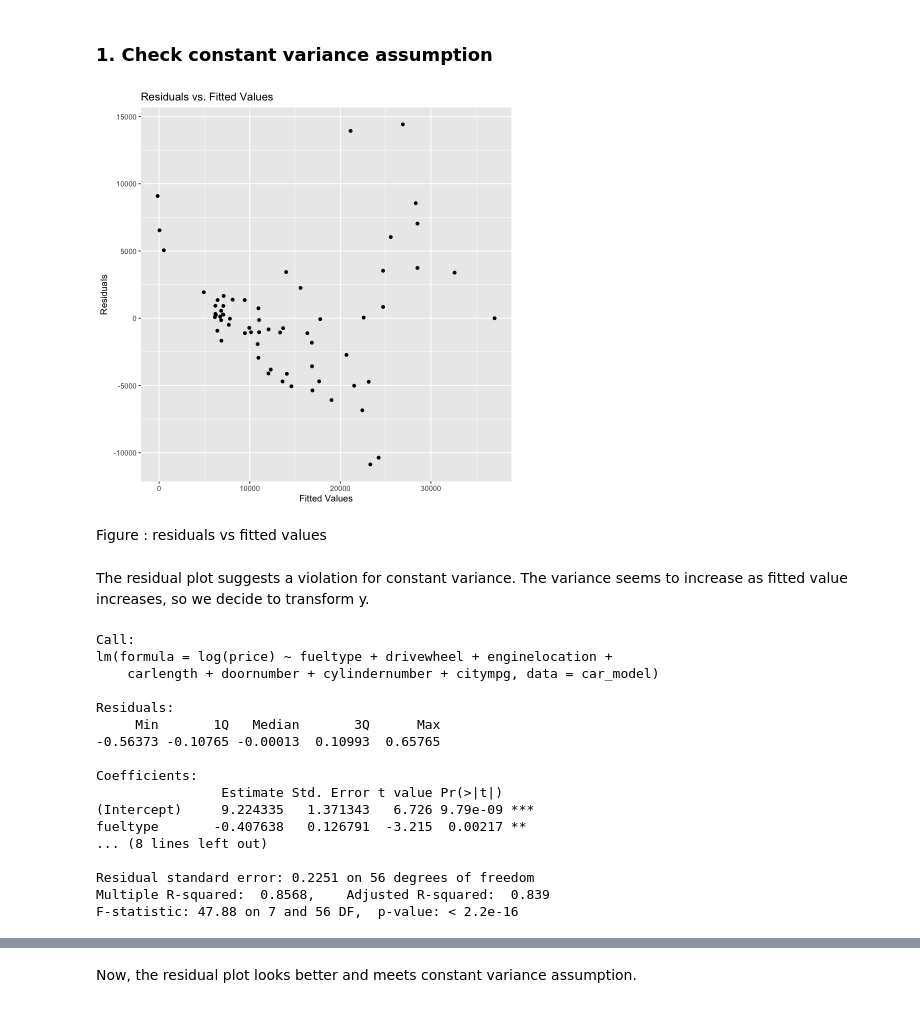
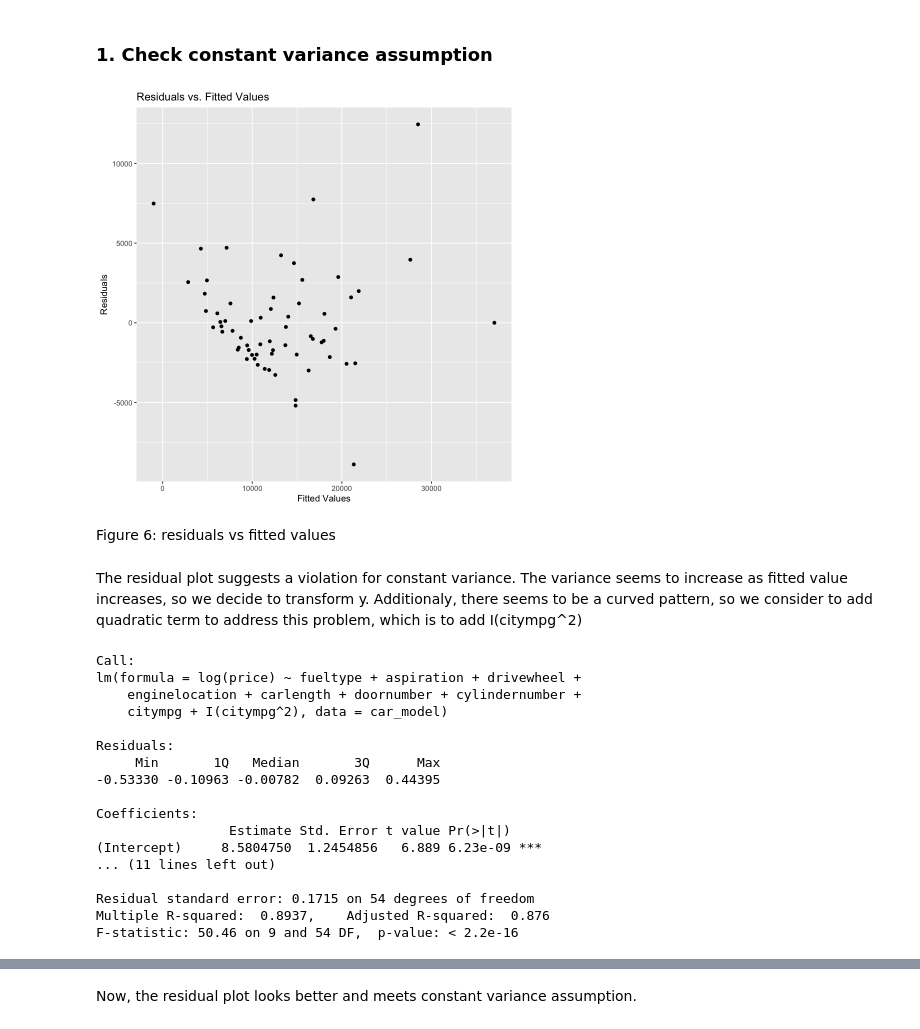
Before and after one commit to SelinaWang11/Stat306-group-project, a Jupyter notebook: final.ipynb, the cells around one changed output, grey strips where cells are left out. Saved outputs shown, nothing was run; the diff lists cells and outputs as text; code cells hidden in the pictures.

```diff
--- a/final.ipynb
+++ b/final.ipynb
@@ -377,5 +387,7 @@ The 7th iteration seems to perform the highest adj R^2, so we will pick the feat
 # %%
-car_lm <- lm(price ~ fueltype + drivewheel + enginelocation + carlength  + doornumber + cylindernumber + citympg, data = car_model)
-summary(car_lm)
+car_lmone <- lm(price ~ fueltype  + doornumber + drivewheel + enginelocation + carlength  + cylindernumber + citympg, data = car_model)
+car_lmtwo <- lm(price ~ fueltype + aspiration + doornumber + drivewheel + enginelocation + carlength  + cylindernumber + citympg, data = car_model)
+summary(car_lmone)
+summary(car_lmtwo)
 # %% [output]
 Call:
@@ -402,44 +451,44 @@ F-statistic: 26.07 on 7 and 56 DF,  p-value: 1.837e-15
 # %%
 # check model assumption
 
 residuals_data <- data.frame(
-  Fitted = fitted(car_lm),
-  Residuals = residuals(car_lm)
+  Fitted = fitted(car_lmtwo),
+  Residuals = residuals(car_lmtwo)
 )
 
 
 ggplot(residuals_data, aes(x = Fitted, y = Residuals)) +
   geom_point() +
   xlab("Fitted Values") +
   ylab("Residuals") +
   ggtitle("Residuals vs. Fitted Values")
 # %% [output]
-[figure, old version]
+[figure, new version]
 # %% [markdown]
-Figure :  residuals vs fitted values
+Figure 6:  residuals vs fitted values
 # %% [markdown]
-The residual plot suggests a violation for constant variance. The variance seems to increase as fitted value increases, so we decide to transform y.
+The residual plot suggests a violation for constant variance. The variance seems to increase as fitted value increases, so we decide to transform y. Additionaly, there seems to be a curved pattern, so we consider to add quadratic term to address this problem, which is to add I(citympg^2)
 # %%
-car_lm <- lm(log(price) ~ fueltype + drivewheel + enginelocation + carlength  + doornumber + cylindernumber + citympg, data = car_model)
-summary(car_lm)
+final_car_lm <- lm(log(price) ~ fueltype +aspiration + drivewheel + enginelocation + carlength  + doornumber + cylindernumber + citympg + I(citympg^2), data = car_model)
+summary(final_car_lm)
 # %% [output]
 Call:
-lm(formula = log(price) ~ fueltype + drivewheel + enginelocation +
-    carlength + doornumber + cylindernumber + citympg, data = car_model)
+lm(formula = log(price) ~ fueltype + aspiration + drivewheel +
+    enginelocation + carlength + doornumber + cylindernumber +
+    citympg + I(citympg^2), data = car_model)
 
 Residuals:
      Min       1Q   Median       3Q      Max
--0.56373 -0.10765 -0.00013  0.10993  0.65765
+-0.53330 -0.10963 -0.00782  0.09263  0.44395
 
 Coefficients:
-                Estimate Std. Error t value Pr(>|t|)
-(Intercept)     9.224335   1.371343   6.726 9.79e-09 ***
-fueltype       -0.407638   0.126791  -3.215  0.00217 **
-... (8 lines left out)
+                 Estimate Std. Error t value Pr(>|t|)
+(Intercept)     8.5804750  1.2454856   6.889 6.23e-09 ***
+... (11 lines left out)
 
-Residual standard error: 0.2251 on 56 degrees of freedom
-Multiple R-squared:  0.8568,    Adjusted R-squared:  0.839
-F-statistic: 47.88 on 7 and 56 DF,  p-value: < 2.2e-16
+Residual standard error: 0.1715 on 54 degrees of freedom
+Multiple R-squared:  0.8937,    Adjusted R-squared:  0.876
+F-statistic: 50.46 on 9 and 54 DF,  p-value: < 2.2e-16
 # %%
 
 residuals_data <- data.frame(
```
Also changed, not shown: parts of 34 cells of this notebook, 2 other files.
